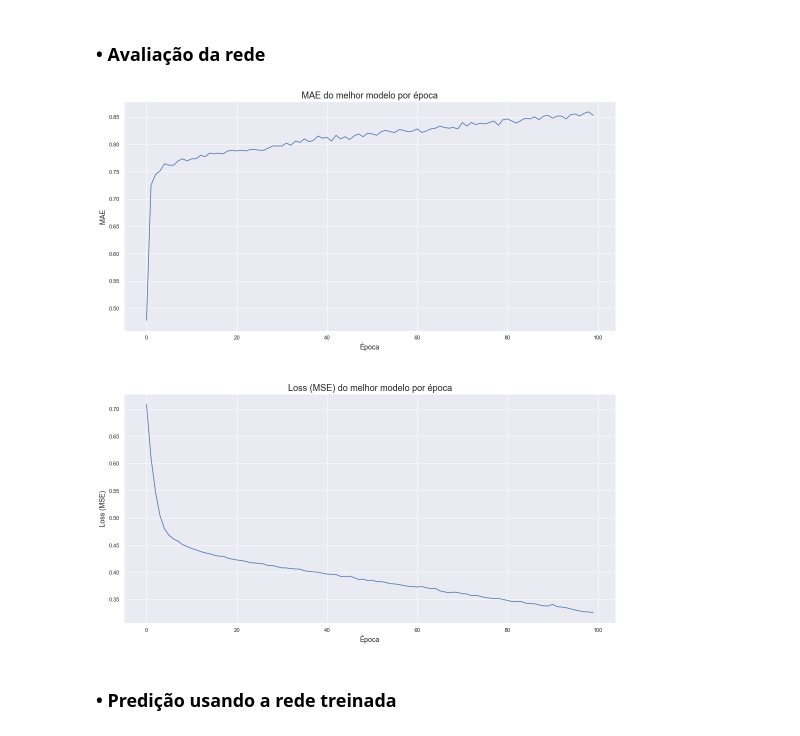
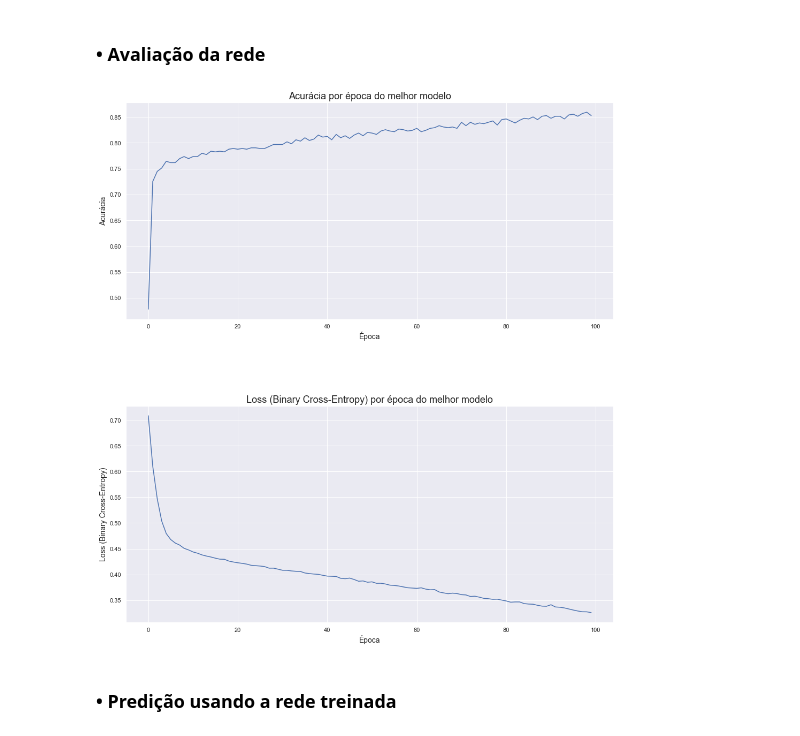
Before and after one commit to pedroboechat/COC361_InteligenciaComputacional, a Jupyter notebook: notebook_classification.ipynb, the cells around one changed output. Drawn from its saved outputs; the diff is of its cells as text; code cells hidden in the pictures.

```diff
--- a/notebook_classification.ipynb
+++ b/notebook_classification.ipynb
@@ -406,24 +481,24 @@ history = grid_result.best_estimator_.history_
 # %%
 # Definição dos subplots
 fig, ax = plt.subplots(figsize=(15, 16), nrows=2)
 
 # Gráfico do MAE do modelo por época
 ax[0].plot(history['accuracy'])
-ax[0].set_title('MAE do melhor modelo por época', fontsize=18)
-ax[0].set_ylabel('MAE', fontsize=14)
+ax[0].set_title('Acurácia por época do melhor modelo', fontsize=18)
+ax[0].set_ylabel('Acurácia', fontsize=14)
 ax[0].set_xlabel('Época', fontsize=14)
 
 # Gráfico da loss do modelo por época
 ax[1].plot(history['loss'])
-ax[1].set_title('\n\nLoss (MSE) do melhor modelo por época', fontsize=18)
-ax[1].set_ylabel('Loss (MSE)', fontsize=14)
+ax[1].set_title('\n\nLoss (Binary Cross-Entropy) por época do melhor modelo', fontsize=18)
+ax[1].set_ylabel('Loss (Binary Cross-Entropy)', fontsize=14)
 ax[1].set_xlabel('Época', fontsize=14)
 
 # Ajuste do layout do plot
 fig.tight_layout(pad=2.0)
 plt.show()
 # %% [output]
-[figure, old version]
+[figure, new version]
 # %% [markdown]
 ### • Predição usando a rede treinada
 # %%
```
Also changed, not shown: parts of 11 cells of this notebook, 1 other file.
